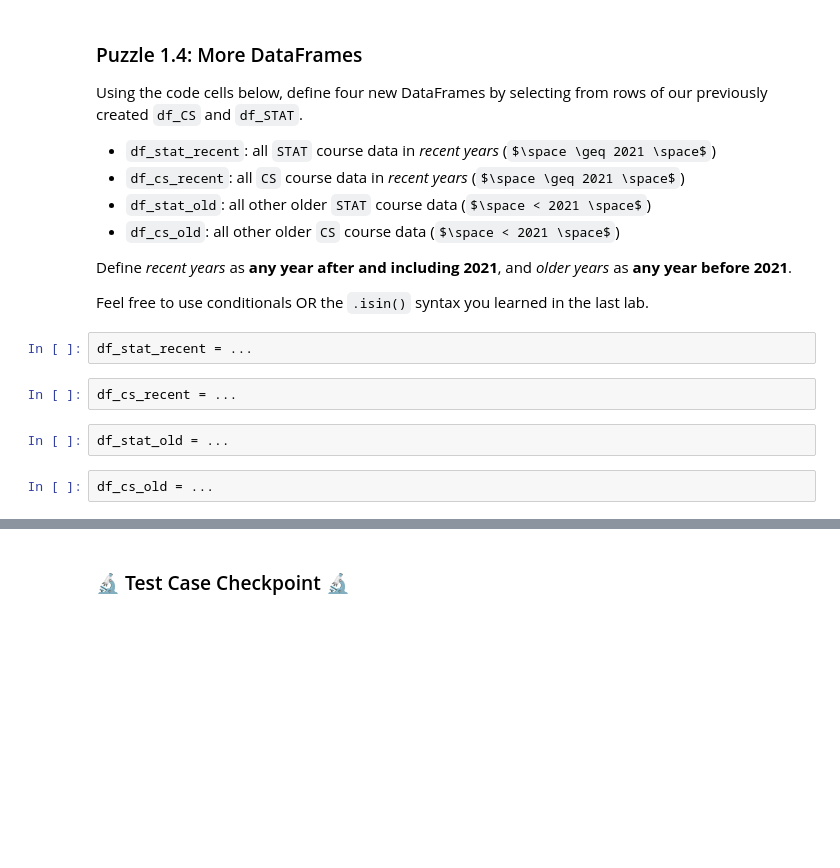
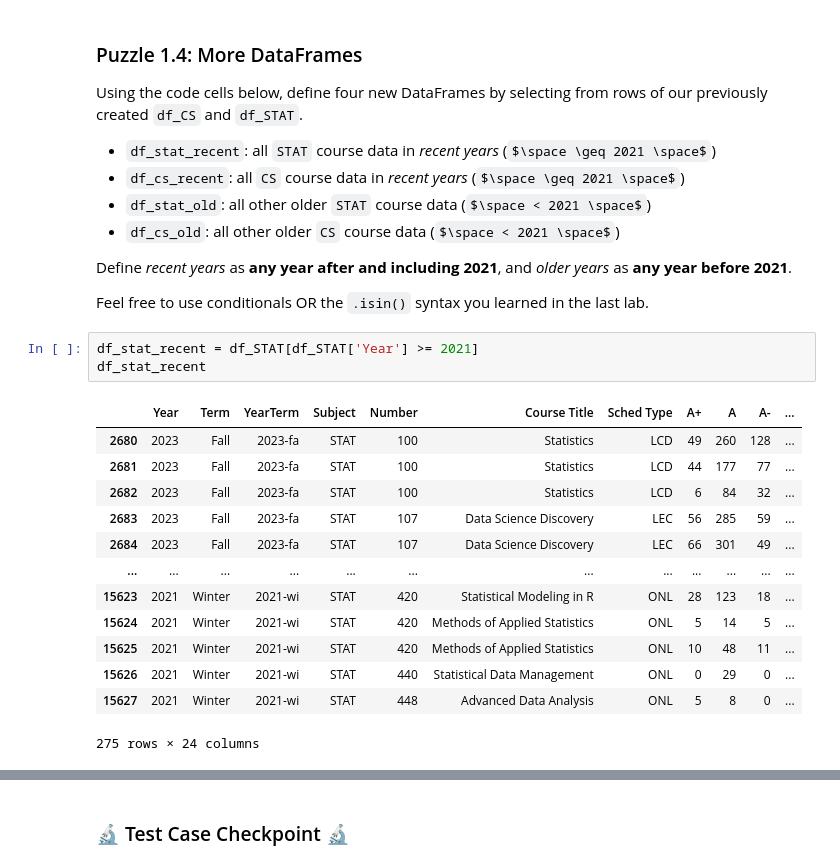
Before and after one commit to 168904578/hongyuq2, a Jupyter notebook: lab_simpsons_paradox/lab_simpsons_paradox.ipynb, the cells around one changed output, grey strips where cells are left out. Saved outputs shown, nothing was run; the diff lists cells and outputs as text; some formulas as TeX source; blank space fills up the shorter version.

```diff
--- a/lab_simpsons_paradox/lab_simpsons_paradox.ipynb
+++ b/lab_simpsons_paradox/lab_simpsons_paradox.ipynb
@@ -198,11 +254,20 @@ Using the code cells below, define four new DataFrames by selecting from rows of
 Define *recent years* as **any year after and including 2021**, and *older years* as **any year before 2021**.
 
 Feel free to use conditionals OR the `.isin()` syntax you learned in the last lab.
-# %%
-df_stat_recent = ...
-# %%
-df_cs_recent = ...
-# %%
-df_stat_old = ...
-# %%
-df_cs_old = ...
+# %%
+df_stat_recent = df_STAT[df_STAT['Year'] >= 2021]
+df_stat_recent
+# %% [output]
+|  | Year | Term | YearTerm | Subject | Number | Course Title | Sched Type | A+ | A | A- | ... |
+| 2680 | 2023 | Fall | 2023-fa | STAT | 100 | Statistics | LCD | 49 | 260 | 128 | ... |
+| 2681 | 2023 | Fall | 2023-fa | STAT | 100 | Statistics | LCD | 44 | 177 | 77 | ... |
+| 2682 | 2023 | Fall | 2023-fa | STAT | 100 | Statistics | LCD | 6 | 84 | 32 | ... |
+| 2683 | 2023 | Fall | 2023-fa | STAT | 107 | Data Science Discovery | LEC | 56 | 285 | 59 | ... |
+| 2684 | 2023 | Fall | 2023-fa | STAT | 107 | Data Science Discovery | LEC | 66 | 301 | 49 | ... |
+| ... | ... | ... | ... | ... | ... | ... | ... | ... | ... | ... | ... |
+| 15623 | 2021 | Winter | 2021-wi | STAT | 420 | Statistical Modeling in R | ONL | 28 | 123 | 18 | ... |
+| 15624 | 2021 | Winter | 2021-wi | STAT | 420 | Methods of Applied Statistics | ONL | 5 | 14 | 5 | ... |
+| 15625 | 2021 | Winter | 2021-wi | STAT | 420 | Methods of Applied Statistics | ONL | 10 | 48 | 11 | ... |
+| 15626 | 2021 | Winter | 2021-wi | STAT | 440 | Statistical Data Management | ONL | 0 | 29 | 0 | ... |
+| 15627 | 2021 | Winter | 2021-wi | STAT | 448 | Advanced Data Analysis | ONL | 5 | 8 | 0 | ... |
+275 rows × 24 columns
```
Also changed, not shown: parts of 46 cells of this notebook.
